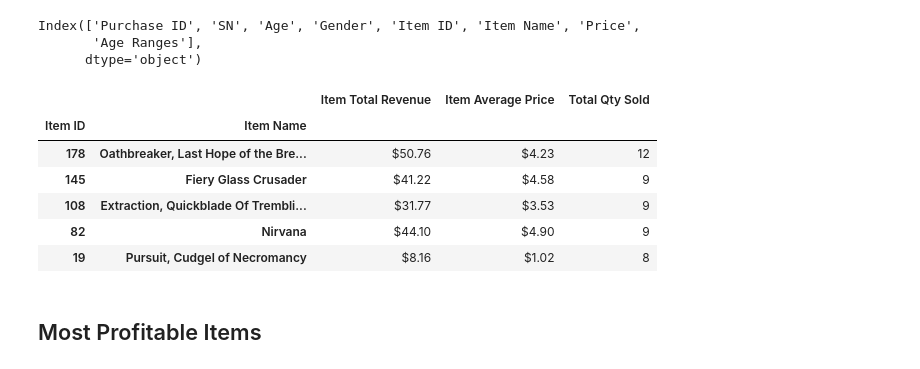
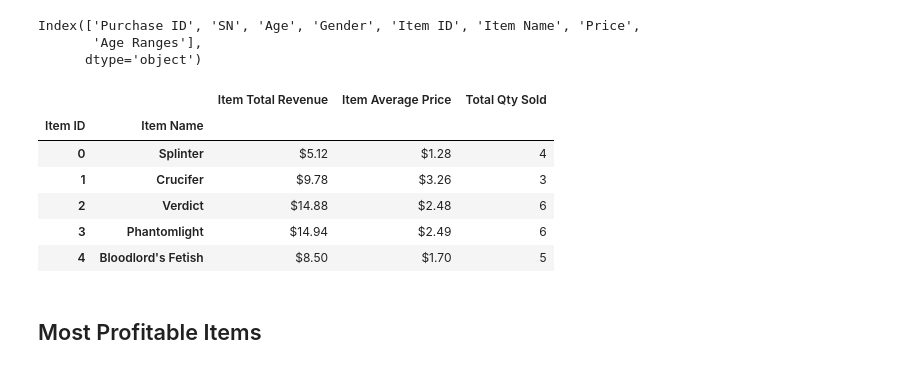
Before and after one commit to yuaher/Numpy-Pandas, a Jupyter notebook: HeroesOfPymoli_starter.ipynb, the cells around one changed output. Drawn from its saved outputs; the diff is of its cells as text; code cells hidden in the pictures.

```diff
--- a/HeroesOfPymoli_starter.ipynb
+++ b/HeroesOfPymoli_starter.ipynb
@@ -510,30 +545,30 @@ Index(['Purchase ID', 'SN', 'Age', 'Gender', 'Item ID', 'Item Name', 'Price',
 # %%
 # #Most popular items purchased
 grouped_purchase_items = purchase_data.groupby(["Item ID", "Item Name"])
 
 top_item_qty_sold = grouped_purchase_items.count()["Price"]
 top_item_avgprice = grouped_purchase_items.mean()["Price"]
 top_item_revenues = grouped_purchase_items.sum()["Price"]
 
 # Dataframe for top spender purchasing patterns
 top_items_data_df = pd.DataFrame({"Item Total Revenue": top_item_revenues,
                           "Item Average Price": top_item_avgprice,
                           "Total Qty Sold": top_item_qty_sold})
 
+# # Display top 5 spenders' purchasing patterns df- sorted in descending order
+top_items_data_df.sort_values("Total Qty Sold", ascending=False)
+
 top_items_data_df["Item Average Price"] = top_items_data_df["Item Average Price"].map("${:,.2f}".format)
 top_items_data_df["Item Total Revenue"] = top_items_data_df["Item Total Revenue"].map("${:,.2f}".format)
-top_items_data_df
-
-# # Display top 5 spenders' purchasing patterns df- sorted in descending order
-top_items_data_df.sort_values("Total Qty Sold", ascending=False).head(5)
+top_items_data_df.head(5)
 # %% [output]
 |  |  | Item Total Revenue | Item Average Price | Total Qty Sold |
 | Item ID | Item Name |  |  |  |
-| 178 | Oathbreaker, Last Hope of the Bre... | $50.76 | $4.23 | 12 |
-| 145 | Fiery Glass Crusader | $41.22 | $4.58 | 9 |
-| 108 | Extraction, Quickblade Of Trembli... | $31.77 | $3.53 | 9 |
-| 82 | Nirvana | $44.10 | $4.90 | 9 |
-| 19 | Pursuit, Cudgel of Necromancy | $8.16 | $1.02 | 8 |
+| 0 | Splinter | $5.12 | $1.28 | 4 |
+| 1 | Crucifer | $9.78 | $3.26 | 3 |
+| 2 | Verdict | $14.88 | $2.48 | 6 |
+| 3 | Phantomlight | $14.94 | $2.49 | 6 |
+| 4 | Bloodlord's Fetish | $8.50 | $1.70 | 5 |
 # %% [markdown]
 ## Most Profitable Items
 # %% [markdown]
```
Also changed, not shown: parts of 4 cells of this notebook.
